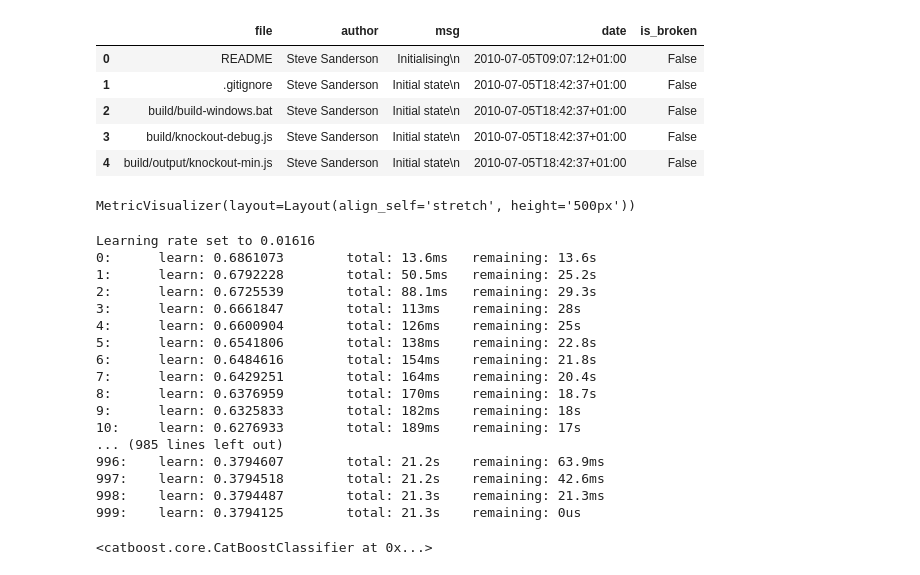
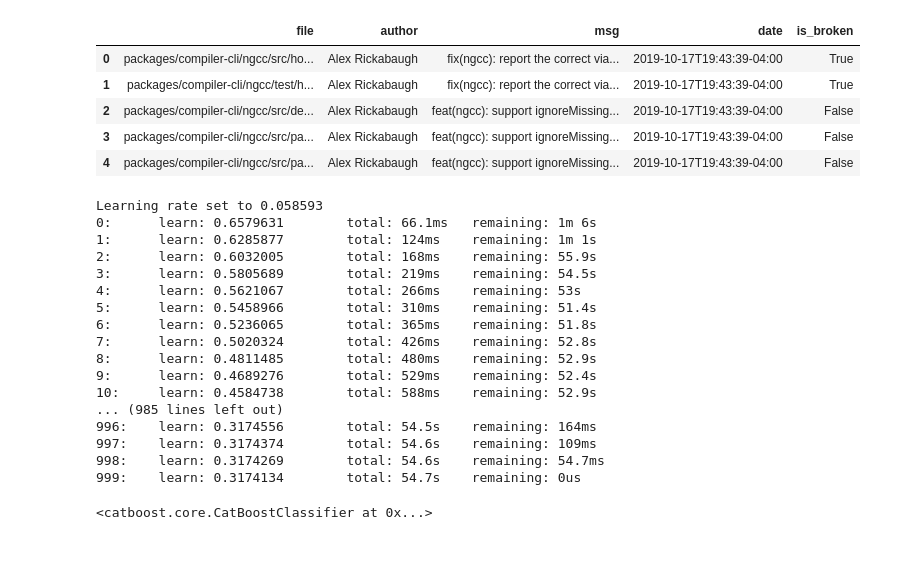
Before and after one commit to siailya/becoder-hack, a Jupyter notebook: catboost_model/becoder.ipynb, the cells around one changed output. Cells and saved outputs as stored; diff of their text form; code cells hidden in the pictures.

```diff
--- a/catboost_model/becoder.ipynb
+++ b/catboost_model/becoder.ipynb
@@ -13,16 +37,16 @@ from catboost import Pool
 # %%
-data_src = "analyse_data_all.json"
+data_src = "output/analyse_data_angular.json"
 
 df = pd.read_json(data_src)
 
 df.head()
 # %% [output]
 |  | file | author | msg | date | is_broken |
-| 0 | README | Steve Sanderson | Initialising\n | 2010-07-05T09:07:12+01:00 | False |
-| 1 | .gitignore | Steve Sanderson | Initial state\n | 2010-07-05T18:42:37+01:00 | False |
-| 2 | build/build-windows.bat | Steve Sanderson | Initial state\n | 2010-07-05T18:42:37+01:00 | False |
-| 3 | build/knockout-debug.js | Steve Sanderson | Initial state\n | 2010-07-05T18:42:37+01:00 | False |
-| 4 | build/output/knockout-min.js | Steve Sanderson | Initial state\n | 2010-07-05T18:42:37+01:00 | False |
+| 0 | packages/compiler-cli/ngcc/src/ho... | Alex Rickabaugh | fix(ngcc): report the correct via... | 2019-10-17T19:43:39-04:00 | True |
+| 1 | packages/compiler-cli/ngcc/test/h... | Alex Rickabaugh | fix(ngcc): report the correct via... | 2019-10-17T19:43:39-04:00 | True |
+| 2 | packages/compiler-cli/ngcc/src/de... | Alex Rickabaugh | feat(ngcc): support ignoreMissing... | 2019-10-17T19:43:39-04:00 | False |
+| 3 | packages/compiler-cli/ngcc/src/pa... | Alex Rickabaugh | feat(ngcc): support ignoreMissing... | 2019-10-17T19:43:39-04:00 | False |
+| 4 | packages/compiler-cli/ngcc/src/pa... | Alex Rickabaugh | feat(ngcc): support ignoreMissing... | 2019-10-17T19:43:39-04:00 | False |
 # %%
 train_df, test_df = train_test_split(df, test_size=0.2)
 
@@ -36,27 +63,26 @@ model = CatBoostClassifier(
     train_dir = "bccommits"
 )
 # %%
-model.fit(train_data, train_labels, plot=True)
+model.fit(train_data, train_labels)
 # %% [output]
-MetricVisualizer(layout=Layout(align_self='stretch', height='500px'))
+Learning rate set to 0.058593
+0:      learn: 0.6579631        total: 66.1ms   remaining: 1m 6s
+1:      learn: 0.6285877        total: 124ms    remaining: 1m 1s
+2:      learn: 0.6032005        total: 168ms    remaining: 55.9s
+3:      learn: 0.5805689        total: 219ms    remaining: 54.5s
+4:      learn: 0.5621067        total: 266ms    remaining: 53s
+5:      learn: 0.5458966        total: 310ms    remaining: 51.4s
+6:      learn: 0.5236065        total: 365ms    remaining: 51.8s
+7:      learn: 0.5020324        total: 426ms    remaining: 52.8s
+8:      learn: 0.4811485        total: 480ms    remaining: 52.9s
+9:      learn: 0.4689276        total: 529ms    remaining: 52.4s
+10:     learn: 0.4584738        total: 588ms    remaining: 52.9s
+... (985 lines left out)
+996:    learn: 0.3174556        total: 54.5s    remaining: 164ms
+997:    learn: 0.3174374        total: 54.6s    remaining: 109ms
+998:    learn: 0.3174269        total: 54.6s    remaining: 54.7ms
+999:    learn: 0.3174134        total: 54.7s    remaining: 0us
-Learning rate set to 0.01616
-0:      learn: 0.6861073        total: 13.6ms   remaining: 13.6s
-1:      learn: 0.6792228        total: 50.5ms   remaining: 25.2s
-2:      learn: 0.6725539        total: 88.1ms   remaining: 29.3s
-3:      learn: 0.6661847        total: 113ms    remaining: 28s
-4:      learn: 0.6600904        total: 126ms    remaining: 25s
-5:      learn: 0.6541806        total: 138ms    remaining: 22.8s
-6:      learn: 0.6484616        total: 154ms    remaining: 21.8s
-7:      learn: 0.6429251        total: 164ms    remaining: 20.4s
-8:      learn: 0.6376959        total: 170ms    remaining: 18.7s
-9:      learn: 0.6325833        total: 182ms    remaining: 18s
-10:     learn: 0.6276933        total: 189ms    remaining: 17s
-... (985 lines left out)
-996:    learn: 0.3794607        total: 21.2s    remaining: 63.9ms
-997:    learn: 0.3794518        total: 21.2s    remaining: 42.6ms
-998:    learn: 0.3794487        total: 21.3s    remaining: 21.3ms
-999:    learn: 0.3794125        total: 21.3s    remaining: 0us
+<catboost.core.CatBoostClassifier at 0x...>
-<catboost.core.CatBoostClassifier at 0x...>
 # %%
 predict = model.predict(test_data)
 # %%
```
Also changed, not shown: parts of 11 cells of this notebook, 5 other files.
